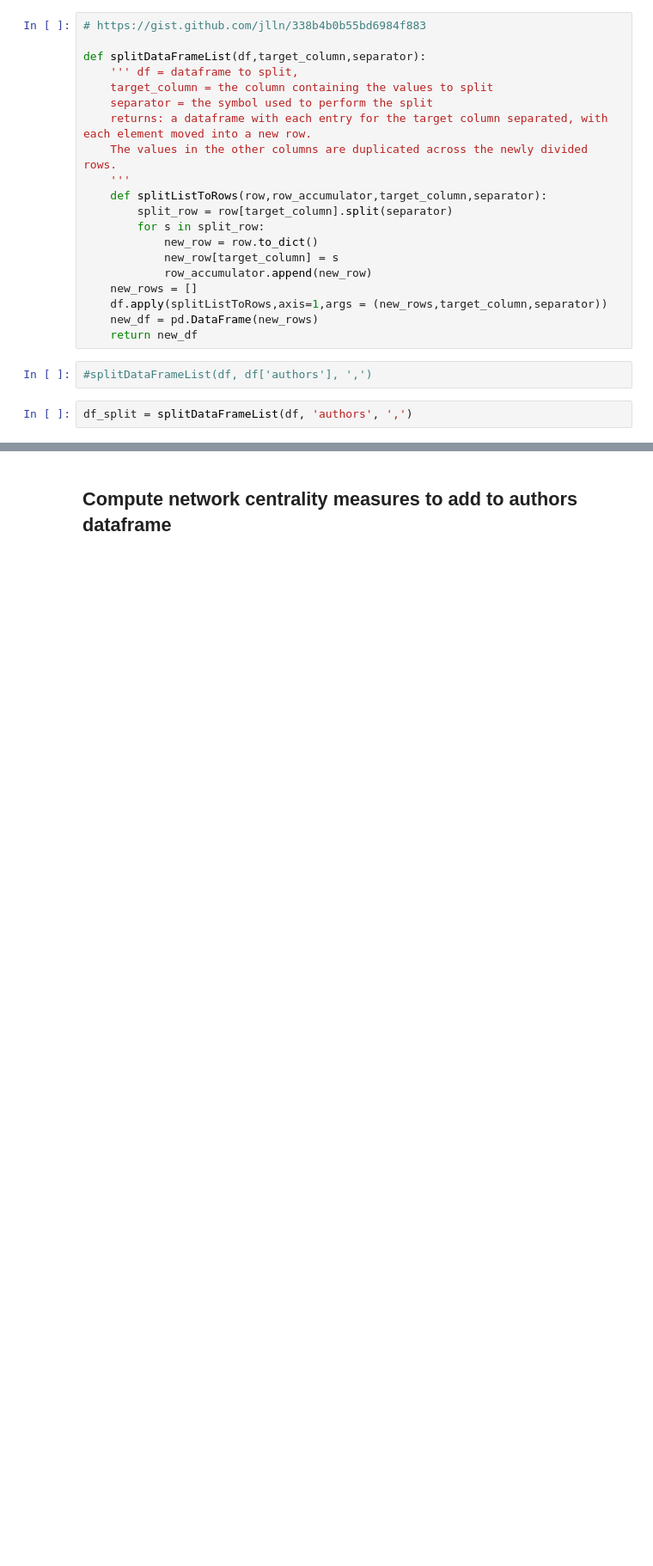
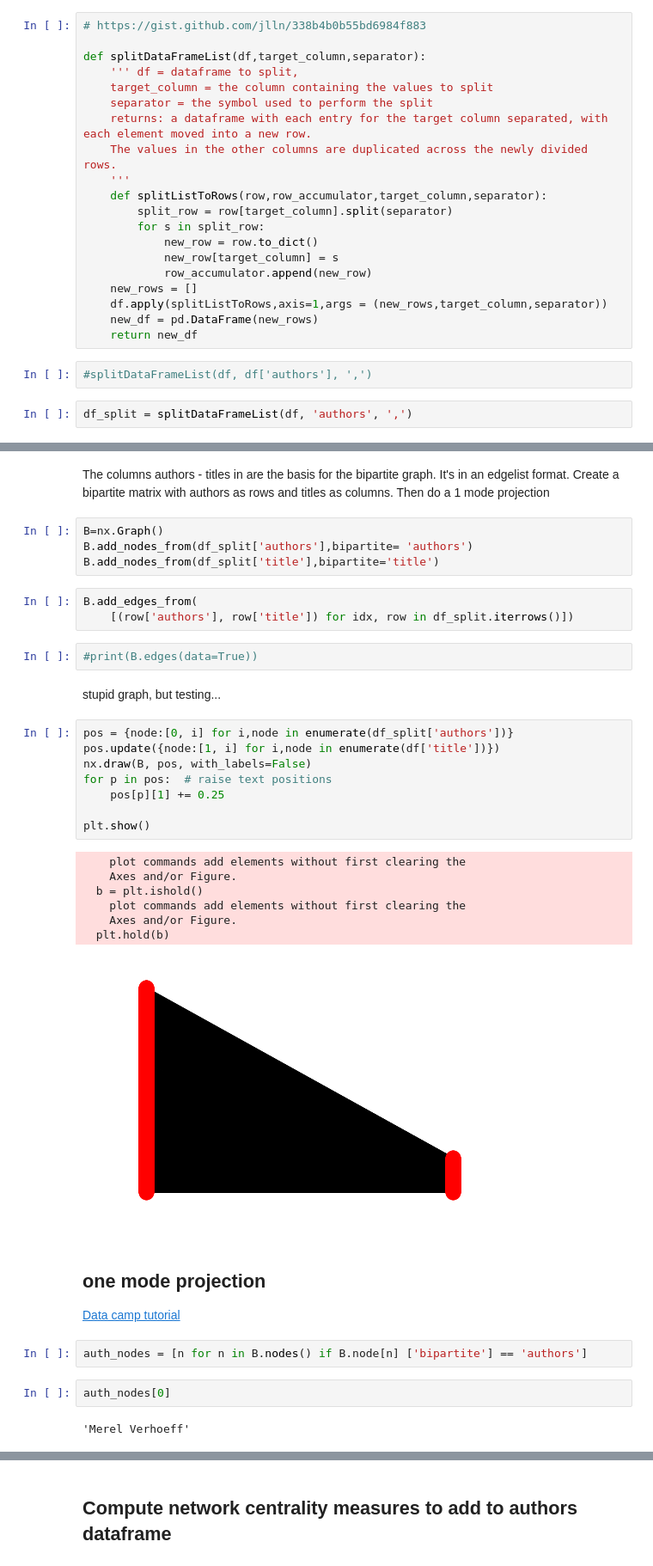
Before and after one commit to methoddatascience/Octans, a Jupyter notebook: co-authorship network.ipynb, the cells around one changed output, grey strips where cells are left out. Shown: that part at 86% size. Saved outputs shown, nothing was run; the diff lists cells and outputs as text; blank space fills up the shorter version.

Commit message:
network pic with node colors

```diff
--- a/co-authorship network.ipynb
+++ b/co-authorship network.ipynb
@@ -173,0 +135,38 @@ G = nx.from_numpy_matrix(AA, parallel_edges=True)
+# %% [markdown]
+The columns authors - titles in are the basis for the bipartite graph. It's in an edgelist format. Create a bipartite matrix with authors as rows and titles as columns. Then do a 1 mode projection
+# %%
+B=nx.Graph()
+B.add_nodes_from(df_split['authors'],bipartite= 'authors')
+B.add_nodes_from(df_split['title'],bipartite='title')
+# %%
+B.add_edges_from(
+    [(row['authors'], row['title']) for idx, row in df_split.iterrows()])
+# %%
+#print(B.edges(data=True))
+# %% [markdown]
+stupid graph, but testing...
+# %%
+pos = {node:[0, i] for i,node in enumerate(df_split['authors'])}
+pos.update({node:[1, i] for i,node in enumerate(df['title'])})
+nx.draw(B, pos, with_labels=False)
+for p in pos:  # raise text positions
+    pos[p][1] += 0.25
+
+plt.show()
+# %% [output]
+    plot commands add elements without first clearing the
+    Axes and/or Figure.
+  b = plt.ishold()
+    plot commands add elements without first clearing the
+    Axes and/or Figure.
+  plt.hold(b)
+[figure, added]
+# %% [markdown]
+## one mode projection
+[Data camp tutorial](https://s3.amazonaws.com/assets.datacamp.com/production/course_4015/slides/ch2_slides.pdf)
+# %%
+auth_nodes = [n for n in B.nodes() if B.node[n] ['bipartite'] == 'authors']
+# %%
+auth_nodes[0]
+# %% [output]
+'Merel Verhoeff'
```
Also changed, not shown: parts of 41 cells of this notebook.
